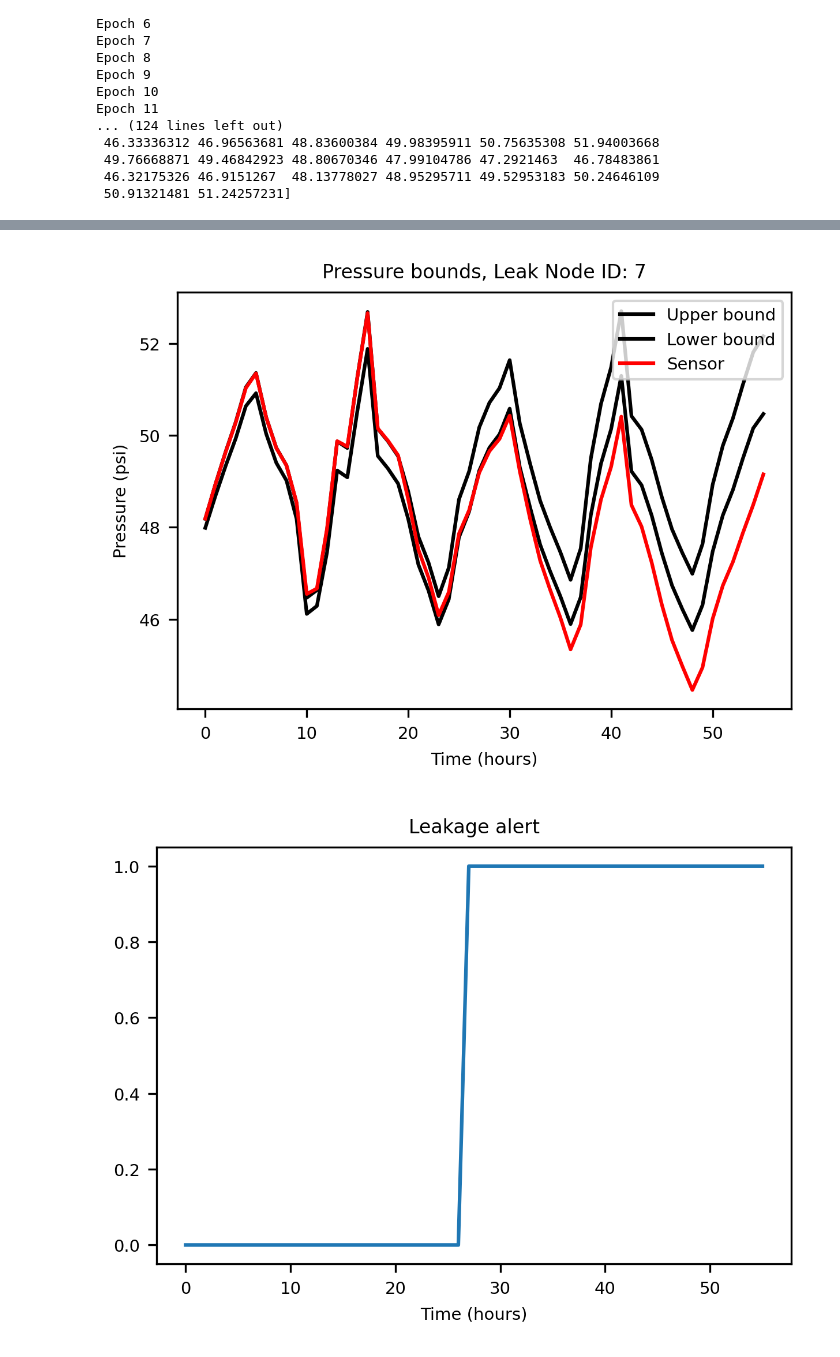
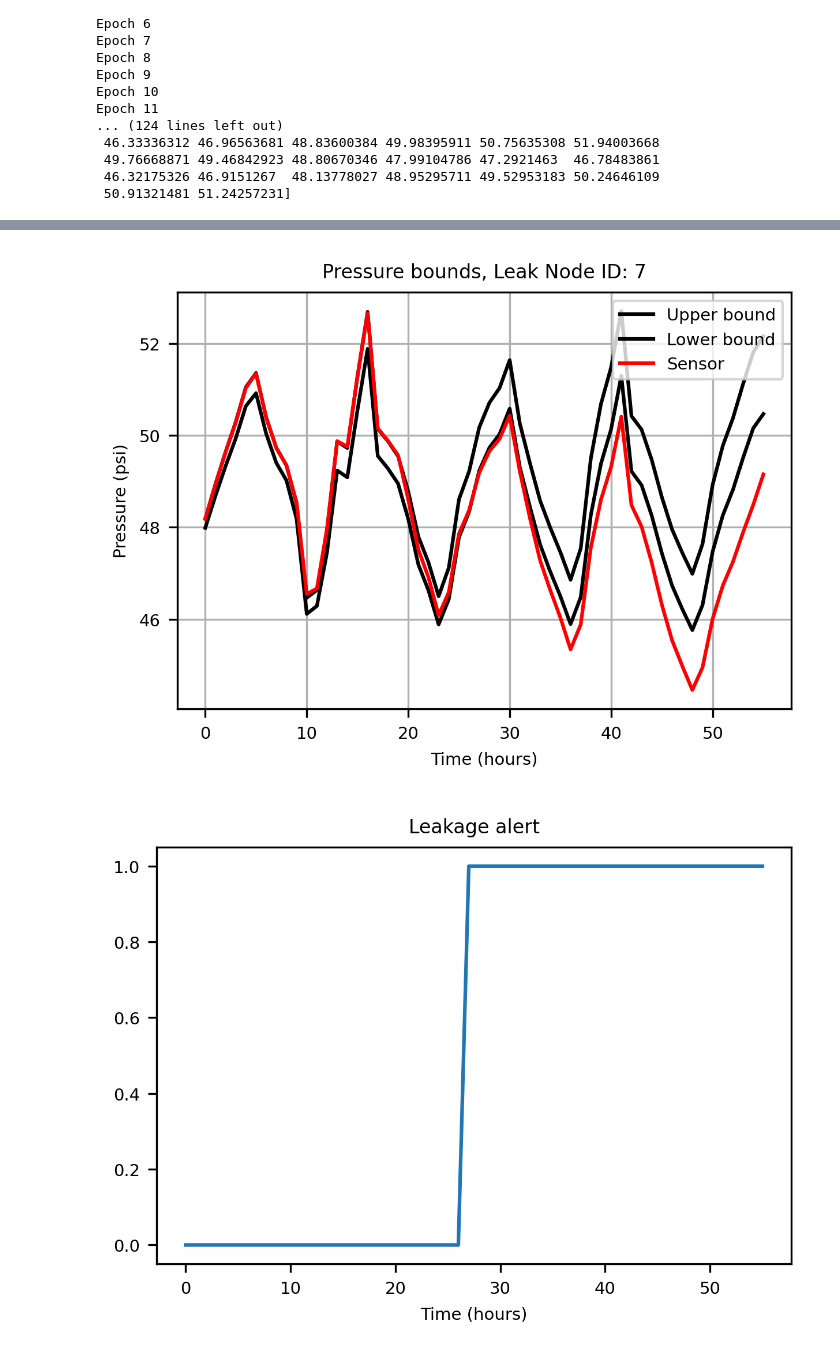
Before and after one commit to OpenWaterAnalytics/EPyT, a Jupyter notebook: paper/joss_advance_example.ipynb, the cells around one changed output, grey strips where cells are left out. Drawn from its saved outputs; the diff is of its cells as text; code cells hidden in the pictures.

```diff
--- a/paper/joss_advance_example.ipynb
+++ b/paper/joss_advance_example.ipynb
@@ -94,6 +94,7 @@ Epoch 11
     ax.plot(ub, 'k')
     ax.plot(lb, 'k')
     ax.plot(meanb, 'b')
+    ax.grid(True)
     ax.legend(['Upper bound', 'Lower bound', 'Average'], loc='upper right', fontsize=7)
     ax.set_title(f'Pressure bounds, Node ID: {node_id}', fontsize=8)
     ax.set_xlabel('Time (hours)', fontsize=7)
@@ -125,17 +126,18 @@ Epoch 11
 # %%
     # Bounds with Leakage
     fig, ax = plt.subplots(figsize=(4, 3))
     ax.plot(ub, 'k')
     ax.plot(lb, 'k')
     ax.plot(p7, 'r')
+    ax.grid(True)
     ax.legend(['Upper bound', 'Lower bound', 'Sensor'], loc='upper right', fontsize=7)
     ax.set_title(f'Pressure bounds, Leak Node ID: {leak_node_id}', fontsize=8)
     ax.set_xlabel('Time (hours)', fontsize=7)
     ax.set_ylabel(f'Pressure ({pressure_units})', fontsize=7)
     plt.show()
     fig.savefig('figures/paper_pressure_bounds_leak.png', dpi=300)
 # %% [output]
-[figure, old version]
+[figure, new version]
 # %%
     # Leakage alert
     fig, ax = plt.subplots(figsize=(4, 3))
```
Also changed, not shown: parts of 1 cell of this notebook, 8 other files.
